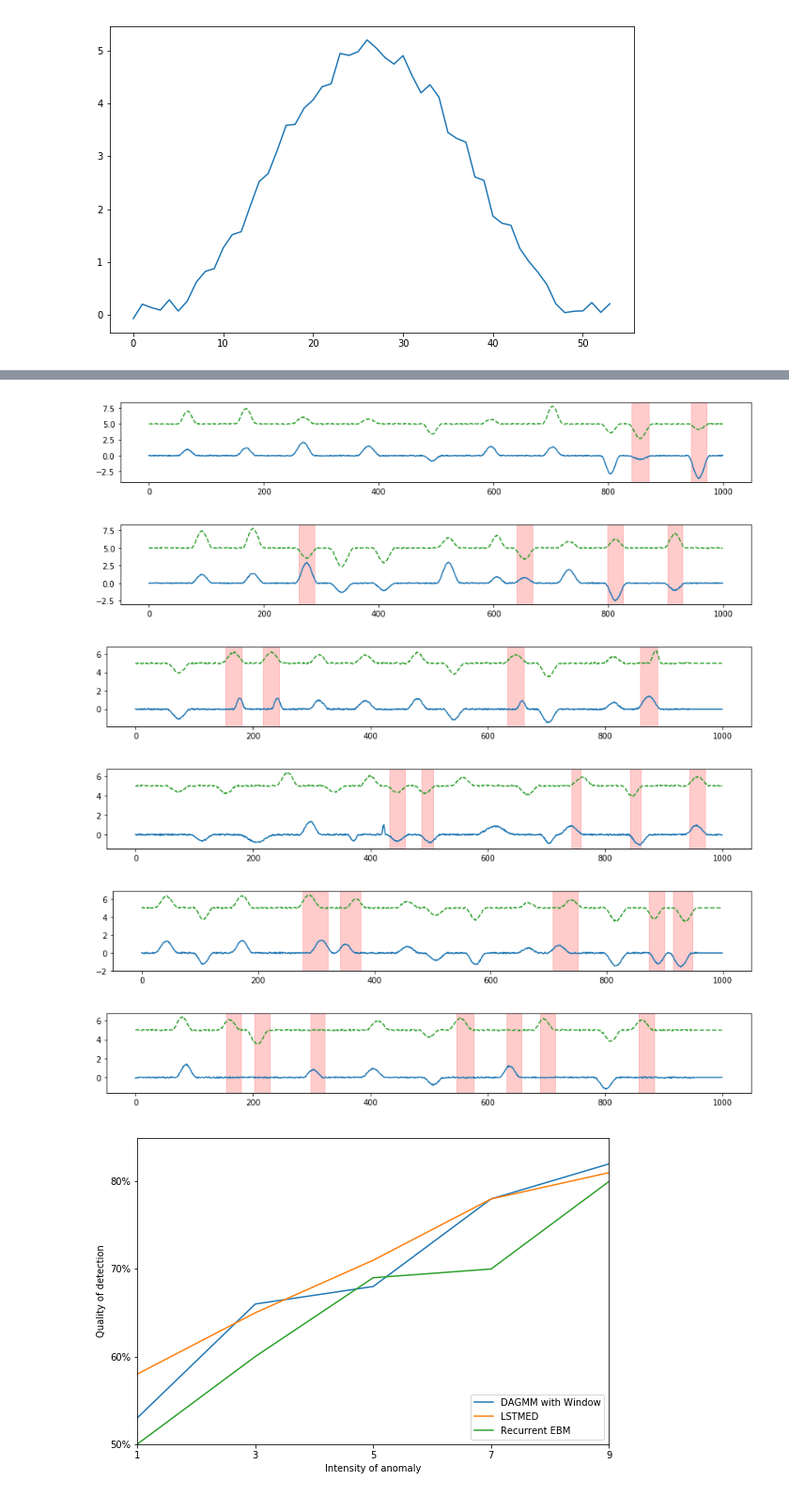
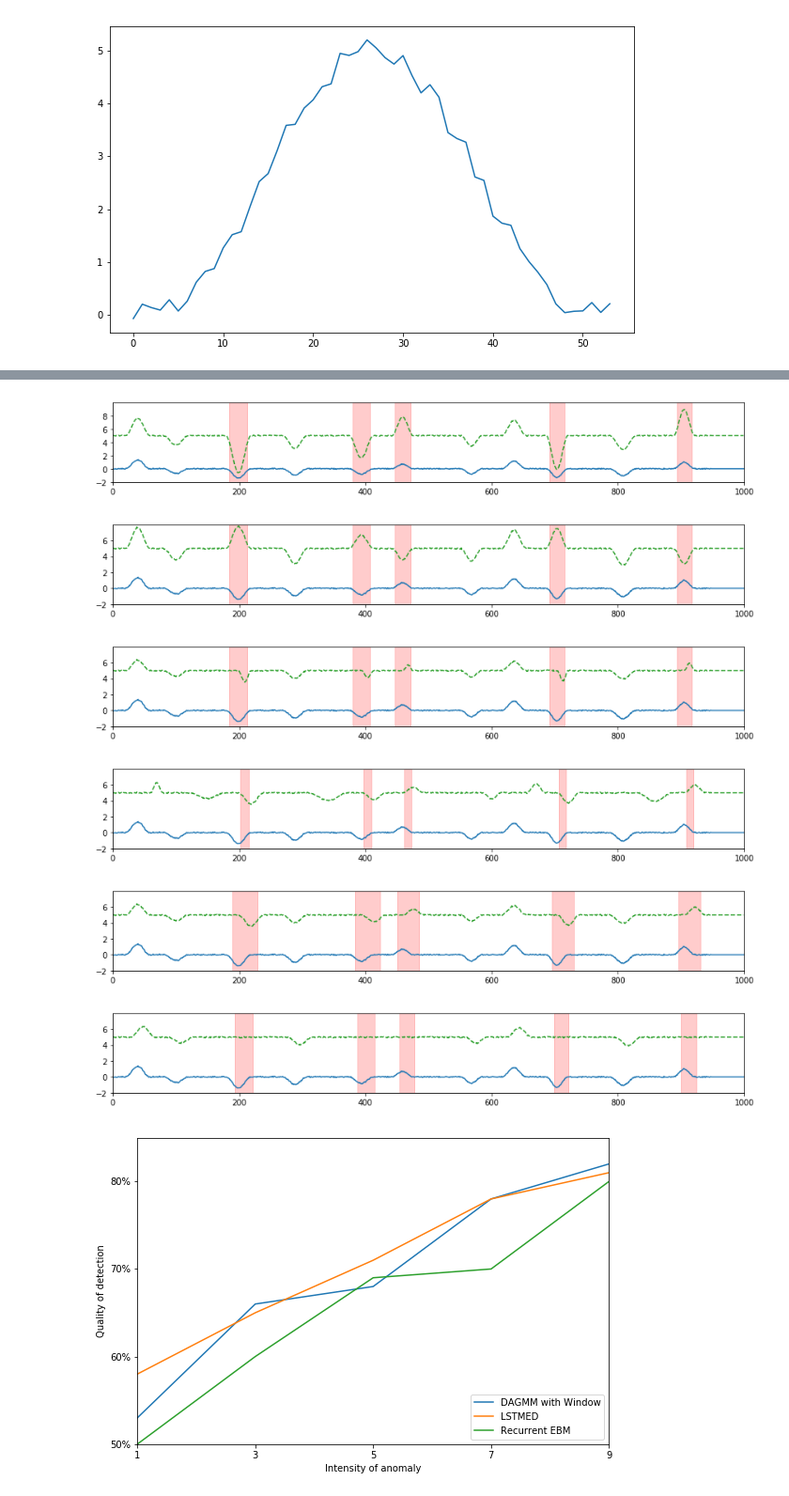
Before and after one commit to KDD-OpenSource/DeepADoTS, a Jupyter notebook: notebooks/3.0-tk-data-generation.ipynb, the cells around one changed output, grey strips where cells are left out. Shown at 94% size. Saved outputs shown, nothing was run; the diff lists cells and outputs as text; code cells hidden in the pictures.

Commit message:
first dim ist always clean, same anomaly positions in plotting

```diff
--- a/notebooks/3.0-tk-data-generation.ipynb
+++ b/notebooks/3.0-tk-data-generation.ipynb
@@ -48,43 +53,51 @@ fig.savefig('fixed-xor-labelling.pdf')
 # %%
+random_seed = 55
+
 def plot_dataset(X_train, X_test, y_test, title, show_legend=False):
     fig, ax = plt.subplots(1, 1, figsize=(12, 2))
     # X_train.rename(columns={0: 'Dimension 1', 1: 'Dimension 2'}).plot(ax=axes[0], legend=show_legend)
     X_test[0].plot(ax=ax, legend=show_legend, color='C0', linestyle='-')
     X_test[1].plot(ax=ax, legend=show_legend, color='C2', linestyle='--')
-    # Same range for all plots
+    ax.set_xlim((0, 1000))
+    # Same range for all plots (avoid outside of range values)
+    ax.set_ylim((-2, max(8, math.ceil(max(X_test[1] + 0.1)))))
+    ax.set_yticks(np.arange(-2, ax.get_ylim()[1], 2))
 #     axes[0].set_ylim((-5, 6))
 #     axes[1].set_ylim((-5, 6))
 
     starts = np.arange(0, len(y_test))[(y_test == 1) & (y_test.shift(1) == 0)]
     ends = np.arange(0, len(y_test))[(y_test == 1) & (y_test.shift(-1) == 0)]
     for start_idx, end_idx in zip(starts, ends):
         ax.axvspan(start_idx, end_idx, alpha=0.2, color='red')
 
     fig.tight_layout()
 
     # Avoid overlapping title and axis labels
     fig.subplots_adjust(top=0.9, hspace=0.7)
     fig.savefig(f'Multivariate-Dataset-{title}.pdf')
     # fig.suptitle(rf'Multivariate dataset: ${title}$')
 
 def generate_and_plot_dataset(dim2_name):
-    dataset = MultivariateAnomalyFunction.get_multivariate_dataset(length=1000, method=dim2_name, values_range=(0, 5), test_pollution=0.4)
+    dataset = MultivariateAnomalyFunction.get_multivariate_dataset(
+        length=1000, method=dim2_name, values_range=(0, 5), test_pollution=0.4,
+        random_seed=random_seed,
+    )
     X_train, y_train, X_test, y_test = dataset.data()
     plot_dataset(X_train, X_test, y_test, dim2_name)
 
 generate_and_plot_dataset('doubled')
 generate_and_plot_dataset('inversed')
 generate_and_plot_dataset('shrinked')
 generate_and_plot_dataset('xor')
 generate_and_plot_dataset('delayed')
 generate_and_plot_dataset('delayed_missing')
 # %% [output]
-[figure, old version]
+[figure, new version]
-[figure, old version]
+[figure, new version]
-[figure, old version]
+[figure, new version]
-[figure, old version]
+[figure, new version]
-[figure, old version]
+[figure, new version]
-[figure, old version]
+[figure, new version]
 # %%
 labels = ['DAGMM with Window', 'LSTMED', 'Recurrent EBM']
 data = [
```
Also changed, not shown: parts of 2 cells of this notebook, 2 other files.
